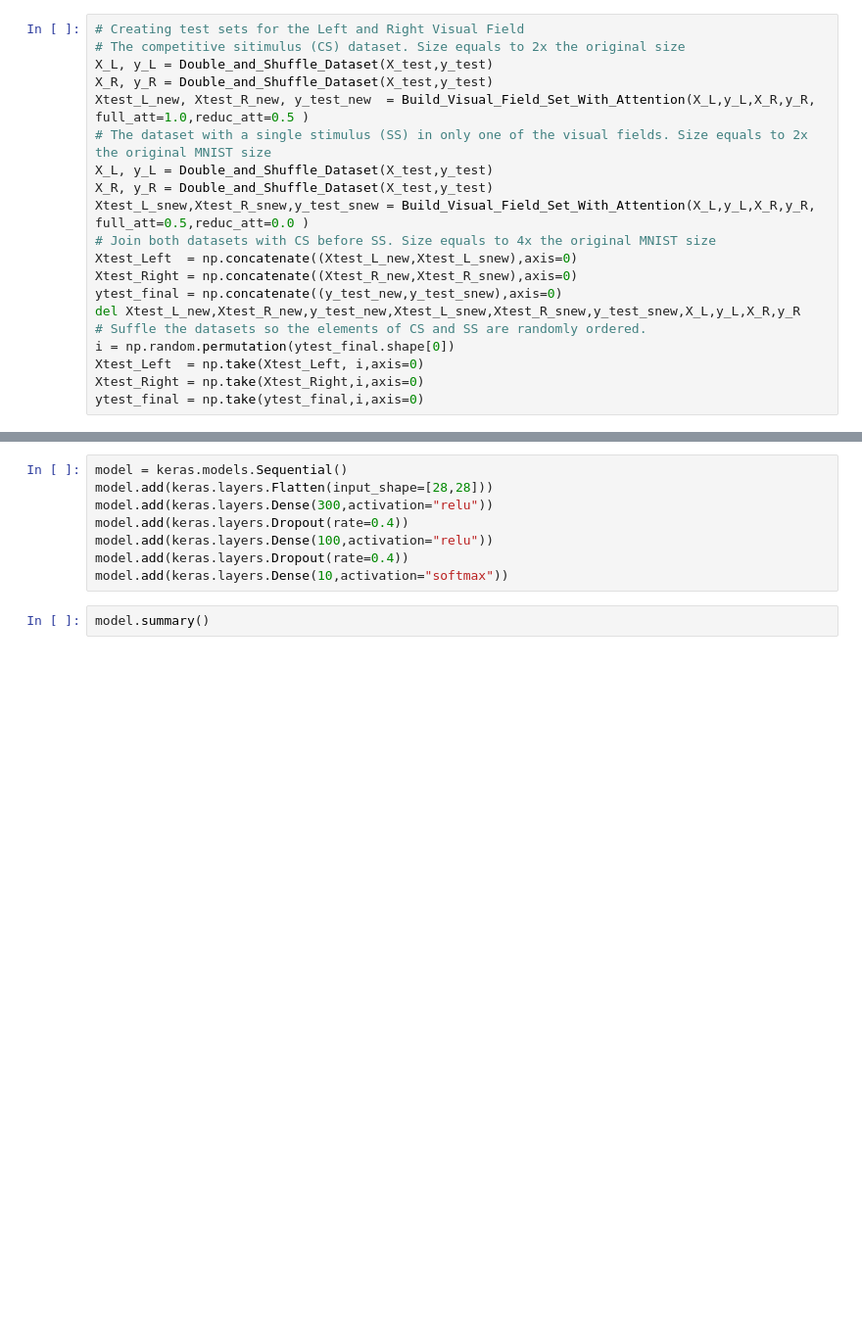
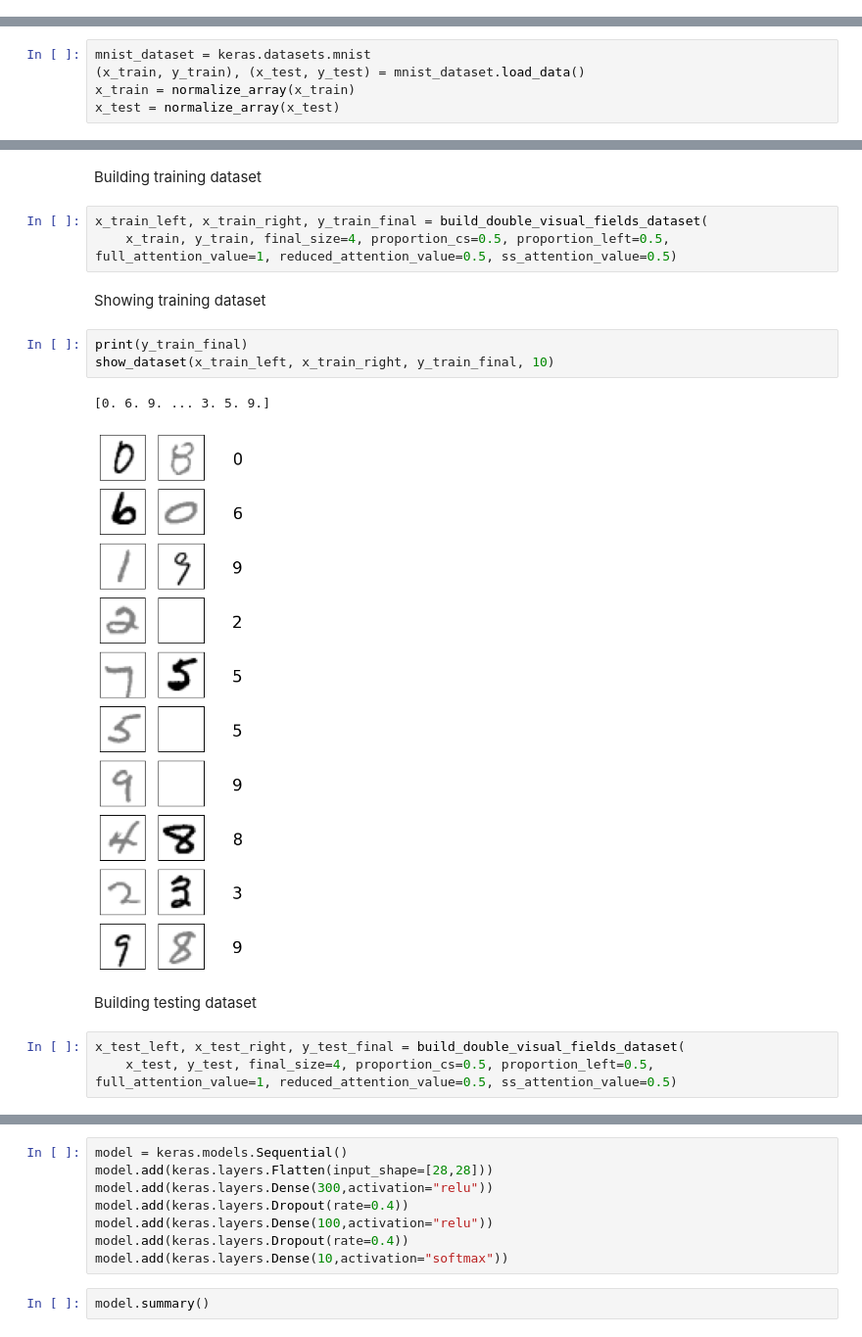
Before and after one commit to hugobbi/mnist-visual-fields, a Jupyter notebook: mnist_visual_fields.ipynb, the cells around one changed output, grey strips where cells are left out. Shown: that part at 98% size. Saved outputs shown, nothing was run; the diff lists cells and outputs as text; blank space fills up the shorter version.

```diff
--- a/mnist_visual_fields.ipynb
+++ b/mnist_visual_fields.ipynb
@@ -125,20 +7,0 @@ See_Visual_Field_Set(Xtrain_Left,Xtrain_Right,ytrain_final,10)
-# %%
-# Creating test sets for the Left and Right Visual Field
-# The competitive sitimulus (CS) dataset. Size equals to 2x the original size
-X_L, y_L = Double_and_Shuffle_Dataset(X_test,y_test)
-X_R, y_R = Double_and_Shuffle_Dataset(X_test,y_test)
-Xtest_L_new, Xtest_R_new, y_test_new  = Build_Visual_Field_Set_With_Attention(X_L,y_L,X_R,y_R, full_att=1.0,reduc_att=0.5 )
-# The dataset with a single stimulus (SS) in only one of the visual fields. Size equals to 2x the original MNIST size
-X_L, y_L = Double_and_Shuffle_Dataset(X_test,y_test)
-X_R, y_R = Double_and_Shuffle_Dataset(X_test,y_test)
-Xtest_L_snew,Xtest_R_snew,y_test_snew = Build_Visual_Field_Set_With_Attention(X_L,y_L,X_R,y_R, full_att=0.5,reduc_att=0.0 )
-# Join both datasets with CS before SS. Size equals to 4x the original MNIST size
-Xtest_Left  = np.concatenate((Xtest_L_new,Xtest_L_snew),axis=0)
-Xtest_Right = np.concatenate((Xtest_R_new,Xtest_R_snew),axis=0)
-ytest_final = np.concatenate((y_test_new,y_test_snew),axis=0)
-del Xtest_L_new,Xtest_R_new,y_test_new,Xtest_L_snew,Xtest_R_snew,y_test_snew,X_L,y_L,X_R,y_R
-# Suffle the datasets so the elements of CS and SS are randomly ordered.
-i = np.random.permutation(ytest_final.shape[0])
-Xtest_Left  = np.take(Xtest_Left, i,axis=0)
-Xtest_Right = np.take(Xtest_Right,i,axis=0)
-ytest_final = np.take(ytest_final,i,axis=0)
@@ -150,0 +137,5 @@ See_Visual_Field_Set(Xtest_Left,Xtest_Right,ytest_final,10)
+# %%
+mnist_dataset = keras.datasets.mnist
+(x_train, y_train), (x_test, y_test) = mnist_dataset.load_data()
+x_train = normalize_array(x_train)
+x_test = normalize_array(x_test)
@@ -150,0 +145,18 @@ See_Visual_Field_Set(Xtest_Left,Xtest_Right,ytest_final,10)
+# %% [markdown]
+Building training dataset
+# %%
+x_train_left, x_train_right, y_train_final = build_double_visual_fields_dataset(
+    x_train, y_train, final_size=4, proportion_cs=0.5, proportion_left=0.5, full_attention_value=1, reduced_attention_value=0.5, ss_attention_value=0.5)
+# %% [markdown]
+Showing training dataset
+# %%
+print(y_train_final)
+show_dataset(x_train_left, x_train_right, y_train_final, 10)
+# %% [output]
+[0. 6. 9. ... 3. 5. 9.]
+[figure, added]
+# %% [markdown]
+Building testing dataset
+# %%
+x_test_left, x_test_right, y_test_final = build_double_visual_fields_dataset(
+    x_test, y_test, final_size=4, proportion_cs=0.5, proportion_left=0.5, full_attention_value=1, reduced_attention_value=0.5, ss_attention_value=0.5)
```
Also changed, not shown: parts of 45 cells of this notebook.
